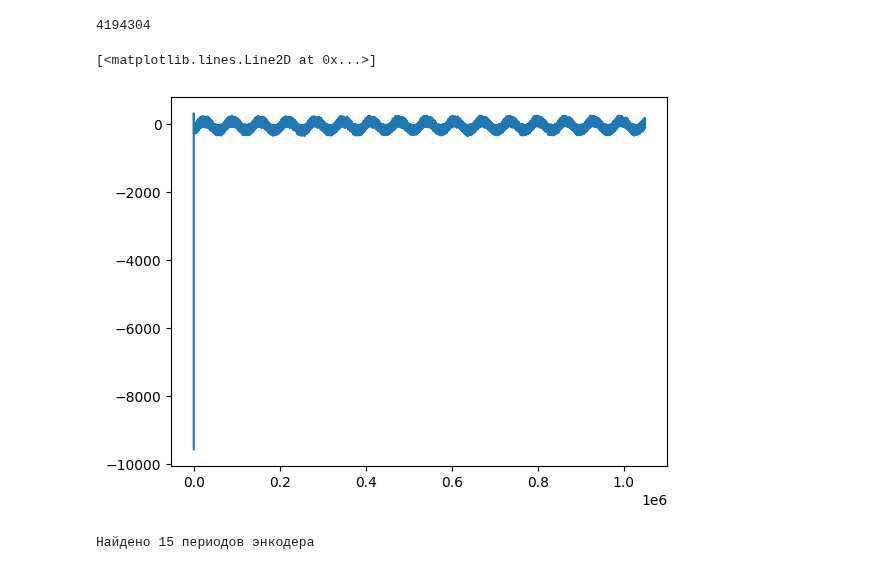
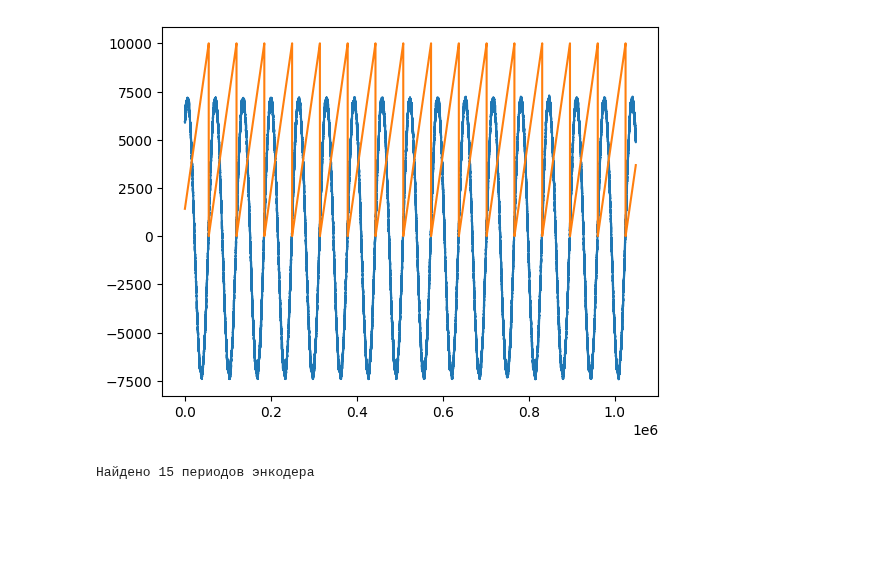
Before and after one commit to BuslaySt/Helmholz-Polymagnit, a Jupyter notebook: code/HarmData_fast.ipynb, the cells around one changed output. Drawn from its saved outputs; the diff is of its cells as text; code cells hidden in the pictures; blank space fills up the shorter version.

```diff
--- a/code/HarmData_fast.ipynb
+++ b/code/HarmData_fast.ipynb
@@ -8,4 +8,6 @@ import numpy as np
 from scipy.signal import argrelextrema, medfilt
 import time, os
 from datetime import datetime
+# %%
+a = int(input('Считывать с катушек (0) или файла (1)?'))
 # %%
@@ -61,5 +97,0 @@ with (serial.Serial(port, baudrate=921600, bytesize=8, stopbits=1, timeout=46))
-# %%
-rawdata = np.frombuffer(rawdata_bytes, dtype=np.uint8)
-len(rawdata)
-# %% [output]
-4194304
@@ -91,31 +98,22 @@ df_filtered = pd.DataFrame({
-# %%
-# Перевод данных из битов в целые числа по старому
-if 0:
-    data = []
-    for num in range(0, 2097152, 2):
-        hi_byte = rawdata_bytes[num]
-        hi_byte = hi_byte if hi_byte < 128 else hi_byte-256
-        lo_byte = rawdata_bytes[num+1]
-        data.append(hi_byte*256+lo_byte)
-    # print(len(data))
-
-    encoder = []
-    for num in range(2097152, len(rawdata_bytes), 2):
-        hi_byte = rawdata_bytes[num]
-        hi_byte = hi_byte if hi_byte < 128 else hi_byte-256
-        lo_byte = rawdata_bytes[num+1]
-        encoder.append(hi_byte*256+lo_byte)
-    # print(len(encoder))
-
-    df_raw = pd.DataFrame({'encoder' : encoder, 'data' : data})
 # %%
-%matplotlib inline
-plt.plot(df_filtered.data)
-# plt.plot(df_filtered.encoder)
-# df_filtered
+if not a:
+    df_raw = pd.read_csv(os.path.join('data','data_raw.csv'), index_col=0)
+
+    # Фильтрация данных от дельта-шумов
+    df_filtered = pd.DataFrame()
+    window_size = 3
+    trim_offset = window_size // 2
+
+    # Применяем фильтр и обрезаем сразу для обоих столбцов
+    # Создаем новый DataFrame с отфильтрованными данными
+    df_filtered['data'] = medfilt(df_raw.data, kernel_size=window_size)[trim_offset:-trim_offset]
+    df_filtered['encoder'] = medfilt(df_raw.encoder, kernel_size=window_size)[trim_offset:-trim_offset]
+
+    %matplotlib inline
+    df_filtered.data.plot()
+    df_filtered.encoder.plot()
 # %% [output]
-[<matplotlib.lines.Line2D at 0x...>]
-[figure, old version]
+[figure, new version]
 # %%
 if 0:
     split_points = df_filtered.index[(df_filtered['encoder'].shift(1) - df_filtered['encoder'] > 1000)]
```
Also changed, not shown: parts of 21 cells of this notebook.
